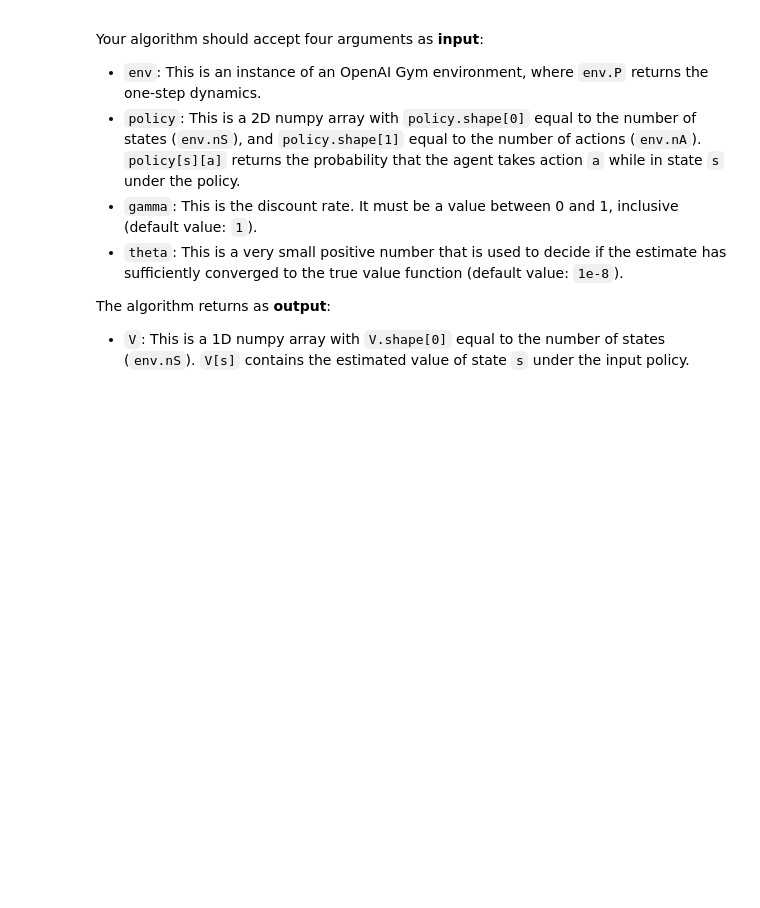
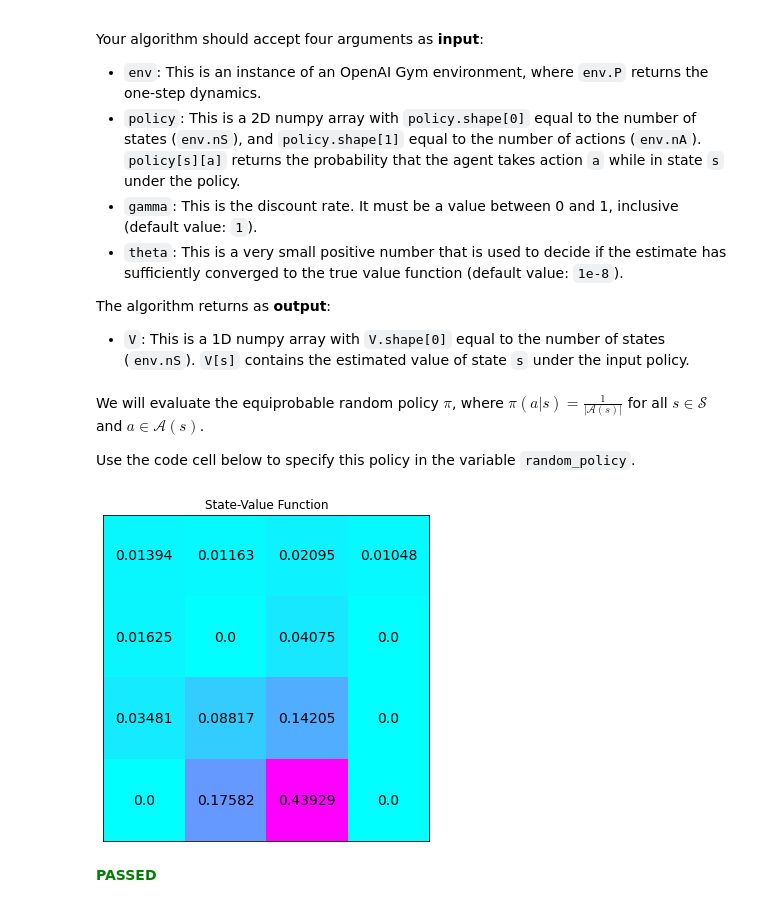
Before and after one commit to purvasingh96/Deep-Reinforcement-Learning, a Jupyter notebook: 1. Dynamic Programming/Dynamic_Programming.ipynb, the cells around one changed output. Cells and saved outputs as stored; diff of their text form; code cells hidden in the pictures; blank space fills up the shorter version.

```diff
--- a/1. Dynamic Programming/Dynamic_Programming.ipynb
+++ b/1. Dynamic Programming/Dynamic_Programming.ipynb
@@ -92,3 +93,39 @@ Your algorithm should accept four arguments as **input**:
 
 The algorithm returns as **output**:
 - `V`: This is a 1D numpy array with `V.shape[0]` equal to the number of states (`env.nS`).  `V[s]` contains the estimated value of state `s` under the input policy.
+# %%
+def policy_evaluation(env, policy, gamma=1, theta=1e-8):
+    V = np.zeros(env.nS)
+    while True:
+        delta = 0
+        for s in range(env.nS):
+            Vs = 0
+            for a, action_prob in enumerate(policy[s]):
+                for prob, next_state, reward, done in env.P[s][a]:
+                    Vs += action_prob * prob * (reward + gamma * V[next_state])
+            delta = max(delta, np.abs(V[s]-Vs))
+            V[s] = Vs
+        if delta < theta:
+            break
+    return V
+# %% [markdown]
+We will evaluate the equiprobable random policy $\pi$, where $\pi(a|s) = \frac{1}{|\mathcal{A}(s)|}$ for all $s\in\mathcal{S}$ and $a\in\mathcal{A}(s)$.
+
+Use the code cell below to specify this policy in the variable `random_policy`.
+# %%
+random_policy = np.ones([env.nS, env.nA]) / env.nA
+# %%
+# policy evaluation
+from plot_utils import plot_values
+
+V = policy_evaluation(env, random_policy)
+
+plot_values(V)
+# %% [output]
+[figure, added]
+# %%
+import check_test
+
+check_test.run_check('policy_evaluation_check', policy_evaluation)
+# %% [output]
+**<span style="color: green;">PASSED</span>**
```
Also changed, not shown: parts of 19 cells of this notebook.
